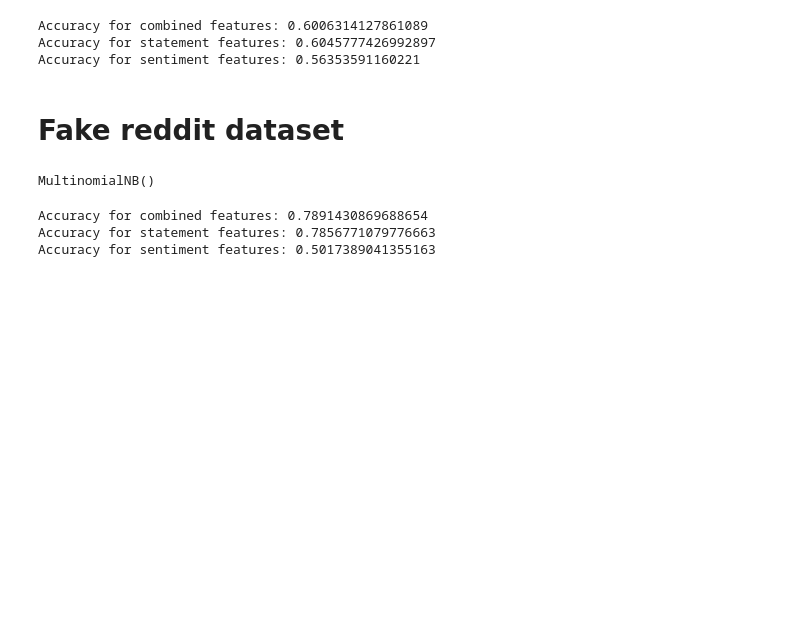
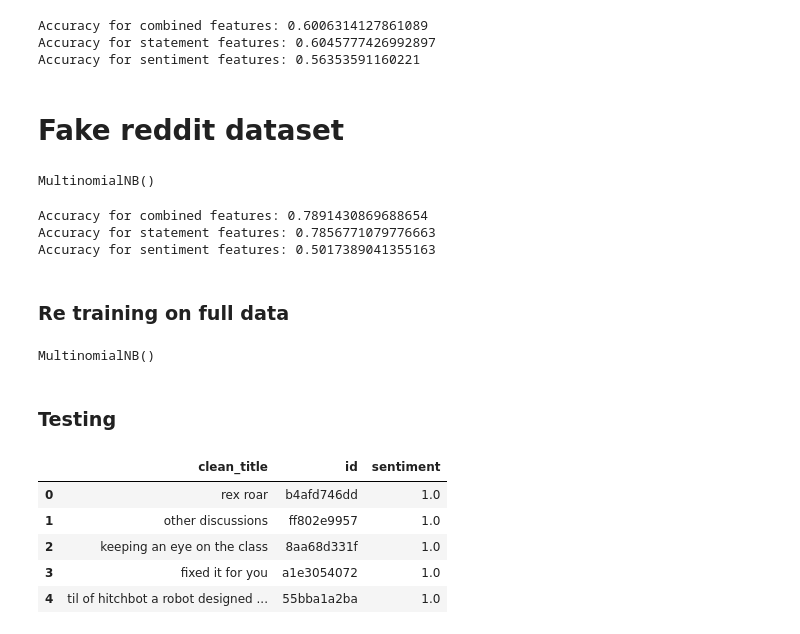
Before and after one commit to Rukun-Aaron/Fake-news-models, a Jupyter notebook: Naive_Bayes.ipynb, the cells around one changed output. Drawn from its saved outputs; the diff is of its cells as text; code cells hidden in the pictures; blank space fills up the shorter version.

```diff
--- a/Naive_Bayes.ipynb
+++ b/Naive_Bayes.ipynb
@@ -202,3 +193,5 @@ print("Accuracy for sentiment features:", sentiment_accuracy_fakeddit)
 Accuracy for combined features: 0.7891430869688654
 Accuracy for statement features: 0.7856771079776663
 Accuracy for sentiment features: 0.5017389041355163
+# %% [markdown]
+### Re training on full data
@@ -204,0 +204,20 @@ Accuracy for sentiment features: 0.5017389041355163
+# %%
+fakeddit_nb_full_model =  MultinomialNB()
+fakeddit_nb_full_model.fit(X_full_features, fakeddit_full_data['2_way_label'])
+# %% [output]
+MultinomialNB()
+# %% [markdown]
+### Testing
+# %%
+fakeddit_test_path = 'Fakeddit/coda_text.csv'
+fakeddit_test_data = pd.read_csv(fakeddit_test_path)
+fakeddit_test_data = fakeddit_test_data[fakeddit_test_data['clean_title'].notna()]
+fakeddit_test_data['sentiment'] = fakeddit_test_data['clean_title'].apply(analyze_sentiment)
+fakeddit_test_data.head()
+# %% [output]
+|  | clean_title | id | sentiment |
+| 0 | rex roar | b4afd746dd | 1.0 |
+| 1 | other discussions | ff802e9957 | 1.0 |
+| 2 | keeping an eye on the class | 8aa68d331f | 1.0 |
+| 3 | fixed it for you | a1e3054072 | 1.0 |
+| 4 | til of hitchbot a robot designed ... | 55bba1a2ba | 1.0 |
```
Also changed, not shown: parts of 4 cells of this notebook, 3 other files.
